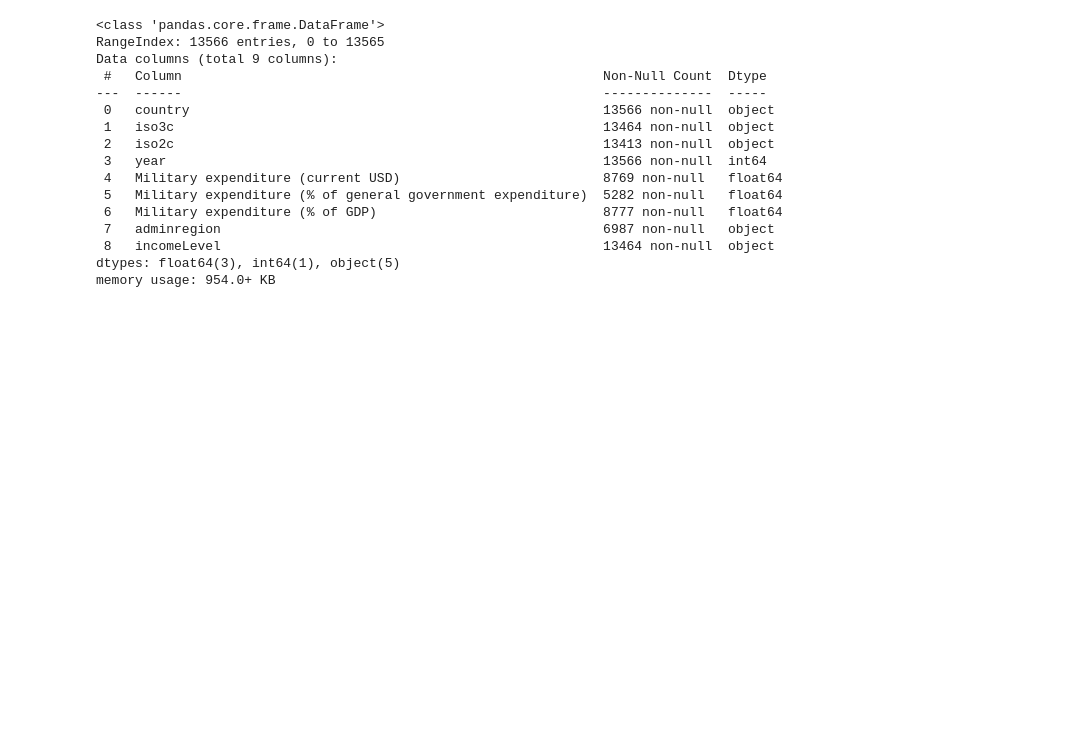
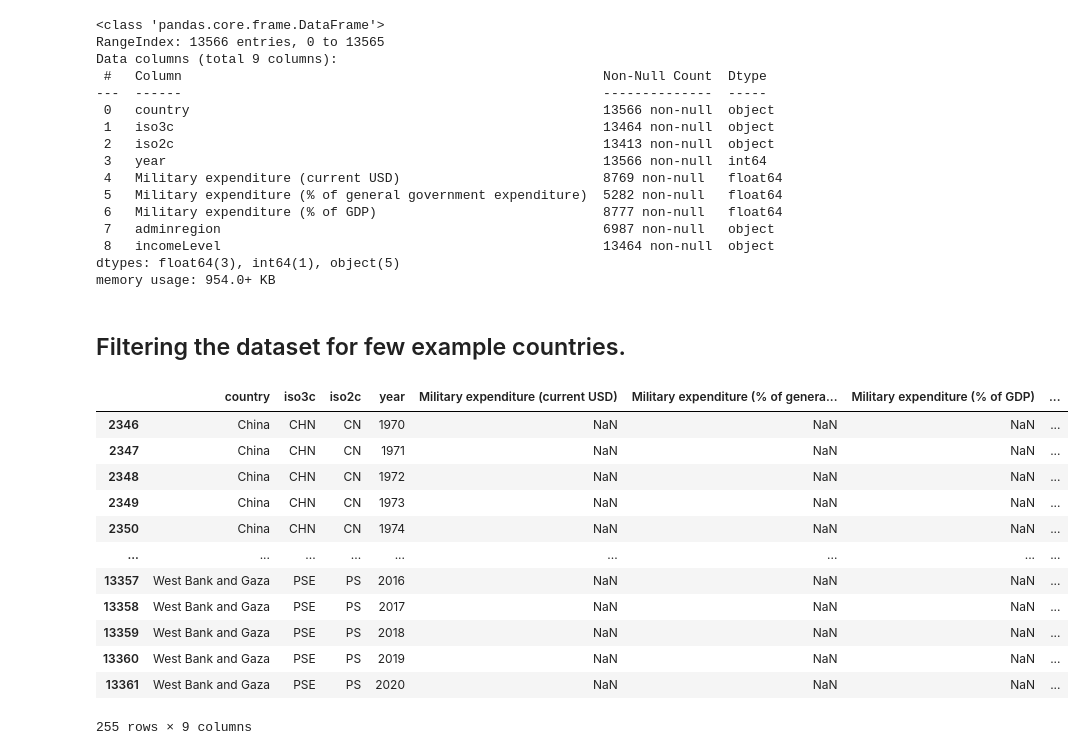
Before and after one commit to Sumit-Agnihotri/MILITARY_EXPENDITURE_ANALYSIS, a Jupyter notebook: Military Expenditure Analysis.ipynb, the cells around one changed output. Drawn from its saved outputs; the diff is of its cells as text; code cells hidden in the pictures; blank space fills up the shorter version.

Commit message:
Military

```diff
--- a/Military Expenditure Analysis.ipynb
+++ b/Military Expenditure Analysis.ipynb
@@ -163,3 +163,22 @@ Data columns (total 9 columns):
  8   incomeLevel                                                 13464 non-null  object
 dtypes: float64(3), int64(1), object(5)
 memory usage: 954.0+ KB
+# %% [markdown]
+## Filtering the dataset for few example countries.
+# %%
+countries=["United States","China","United Kingdom","West Bank and Gaza","France"]
+dataset[dataset["country"].isin(countries)]
+# %% [output]
+|  | country | iso3c | iso2c | year | Military expenditure (current USD) | Military expenditure (% of genera... | Military expenditure (% of GDP) | ... |
+| 2346 | China | CHN | CN | 1970 | NaN | NaN | NaN | ... |
+| 2347 | China | CHN | CN | 1971 | NaN | NaN | NaN | ... |
+| 2348 | China | CHN | CN | 1972 | NaN | NaN | NaN | ... |
+| 2349 | China | CHN | CN | 1973 | NaN | NaN | NaN | ... |
+| 2350 | China | CHN | CN | 1974 | NaN | NaN | NaN | ... |
+| ... | ... | ... | ... | ... | ... | ... | ... | ... |
+| 13357 | West Bank and Gaza | PSE | PS | 2016 | NaN | NaN | NaN | ... |
+| 13358 | West Bank and Gaza | PSE | PS | 2017 | NaN | NaN | NaN | ... |
+| 13359 | West Bank and Gaza | PSE | PS | 2018 | NaN | NaN | NaN | ... |
+| 13360 | West Bank and Gaza | PSE | PS | 2019 | NaN | NaN | NaN | ... |
+| 13361 | West Bank and Gaza | PSE | PS | 2020 | NaN | NaN | NaN | ... |
+255 rows × 9 columns
```
